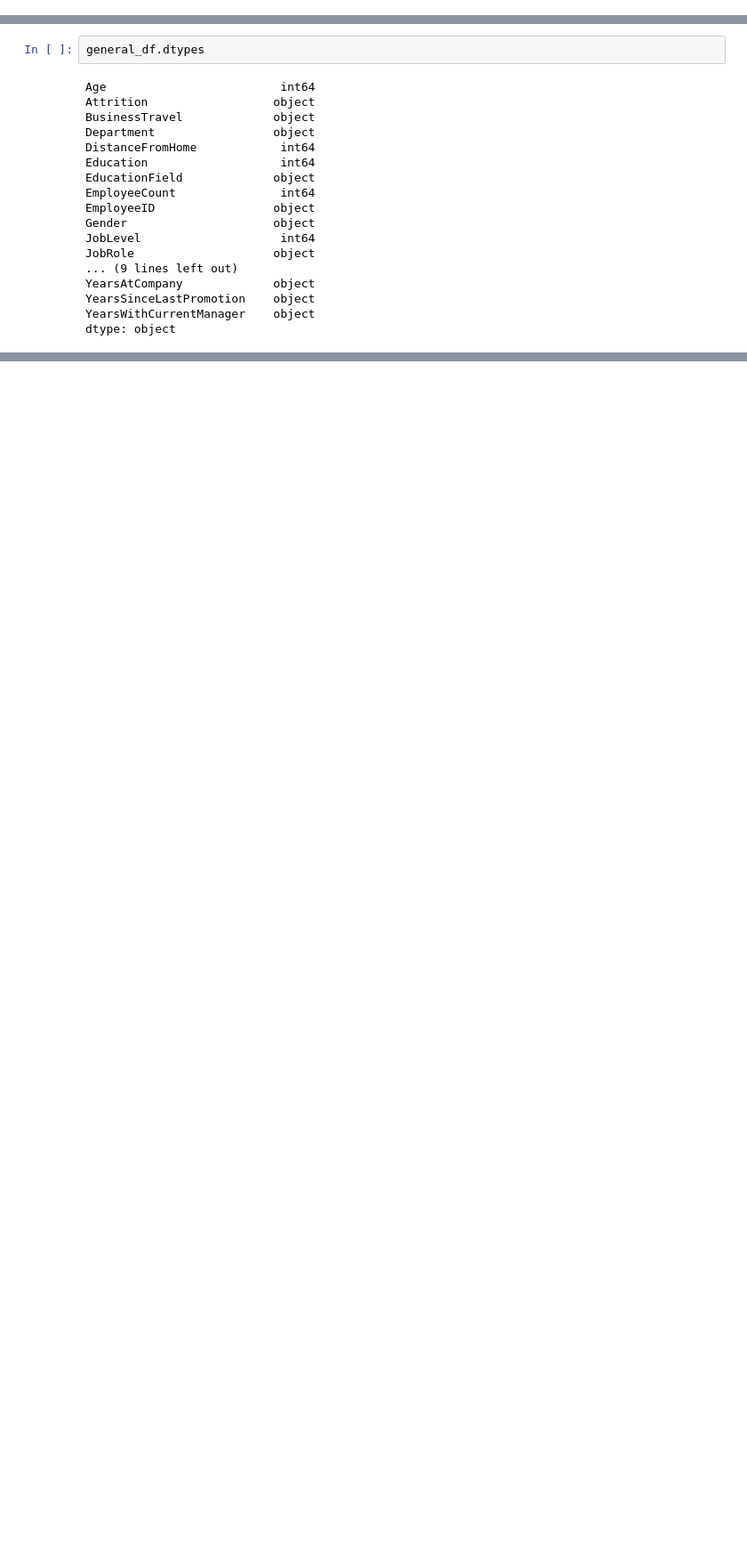
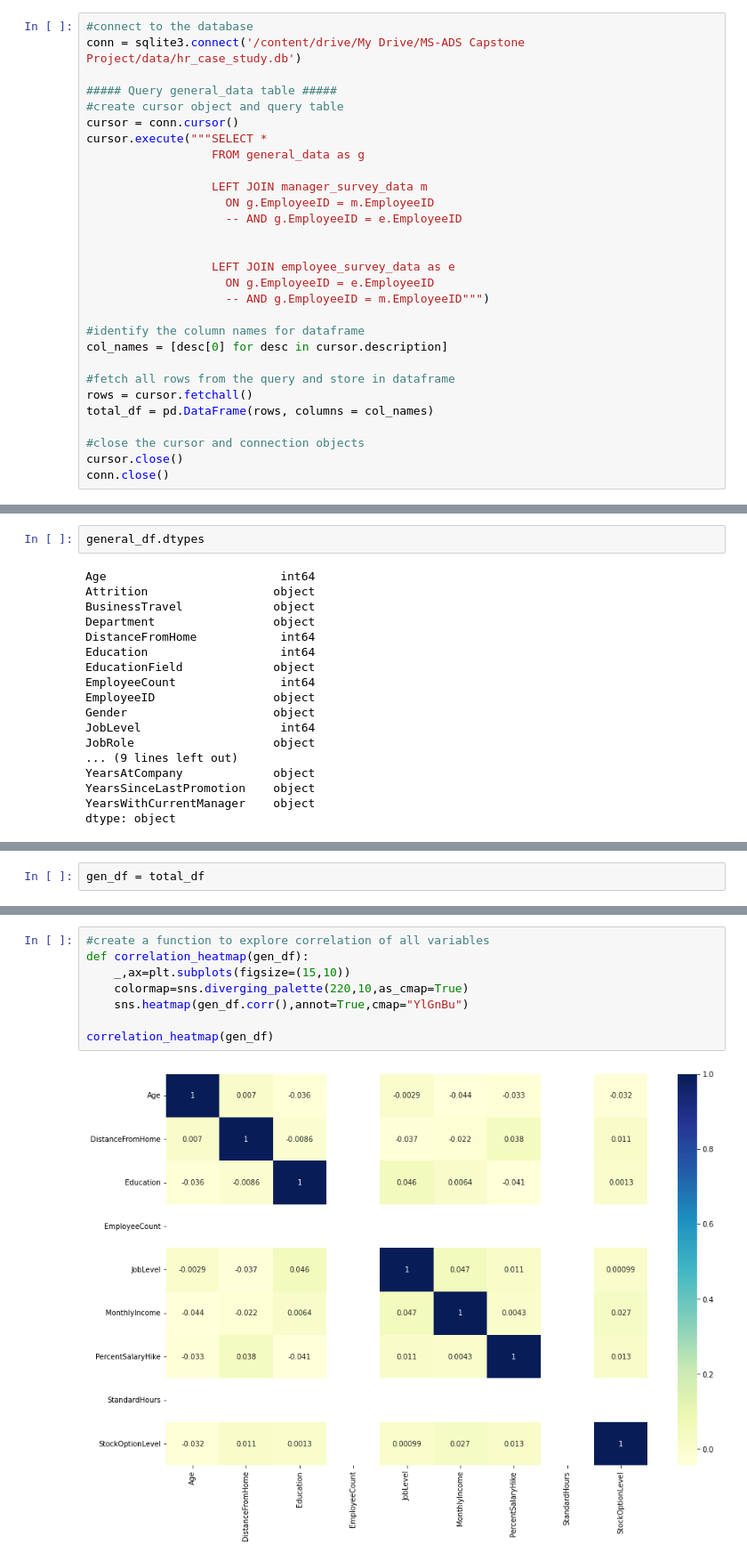
Before and after one commit to RSDUNN0809/hr_analytics_case_study, a Jupyter notebook: working_notebook.ipynb, the cells around one changed output, grey strips where cells are left out. Shown at 89% size. Drawn from its saved outputs; the diff is of its cells as text; blank space fills up the shorter version.

```diff
--- a/working_notebook.ipynb
+++ b/working_notebook.ipynb
@@ -142,0 +154,29 @@ conn.close()
+# %%
+#connect to the database
+conn = sqlite3.connect('/content/drive/My Drive/MS-ADS Capstone Project/data/hr_case_study.db')
+
+##### Query general_data table #####
+#create cursor object and query table
+cursor = conn.cursor()
+cursor.execute("""SELECT *
+                  FROM general_data as g
+
+                  LEFT JOIN manager_survey_data m
+                    ON g.EmployeeID = m.EmployeeID
+                    -- AND g.EmployeeID = e.EmployeeID
+
+
+                  LEFT JOIN employee_survey_data as e
+                    ON g.EmployeeID = e.EmployeeID
+                    -- AND g.EmployeeID = m.EmployeeID""")
+
+#identify the column names for dataframe
+col_names = [desc[0] for desc in cursor.description]
+
+#fetch all rows from the query and store in dataframe
+rows = cursor.fetchall()
+total_df = pd.DataFrame(rows, columns = col_names)
+
+#close the cursor and connection objects
+cursor.close()
+conn.close()
@@ -204,0 +364,2 @@ dtype: object
+# %%
+gen_df = total_df
@@ -204,0 +374,10 @@ dtype: object
+# %%
+#create a function to explore correlation of all variables
+def correlation_heatmap(gen_df):
+    _,ax=plt.subplots(figsize=(15,10))
+    colormap=sns.diverging_palette(220,10,as_cmap=True)
+    sns.heatmap(gen_df.corr(),annot=True,cmap="YlGnBu")
+
+correlation_heatmap(gen_df)
+# %% [output]
+[figure, added]
```
Also changed, not shown: parts of 28 cells of this notebook.
